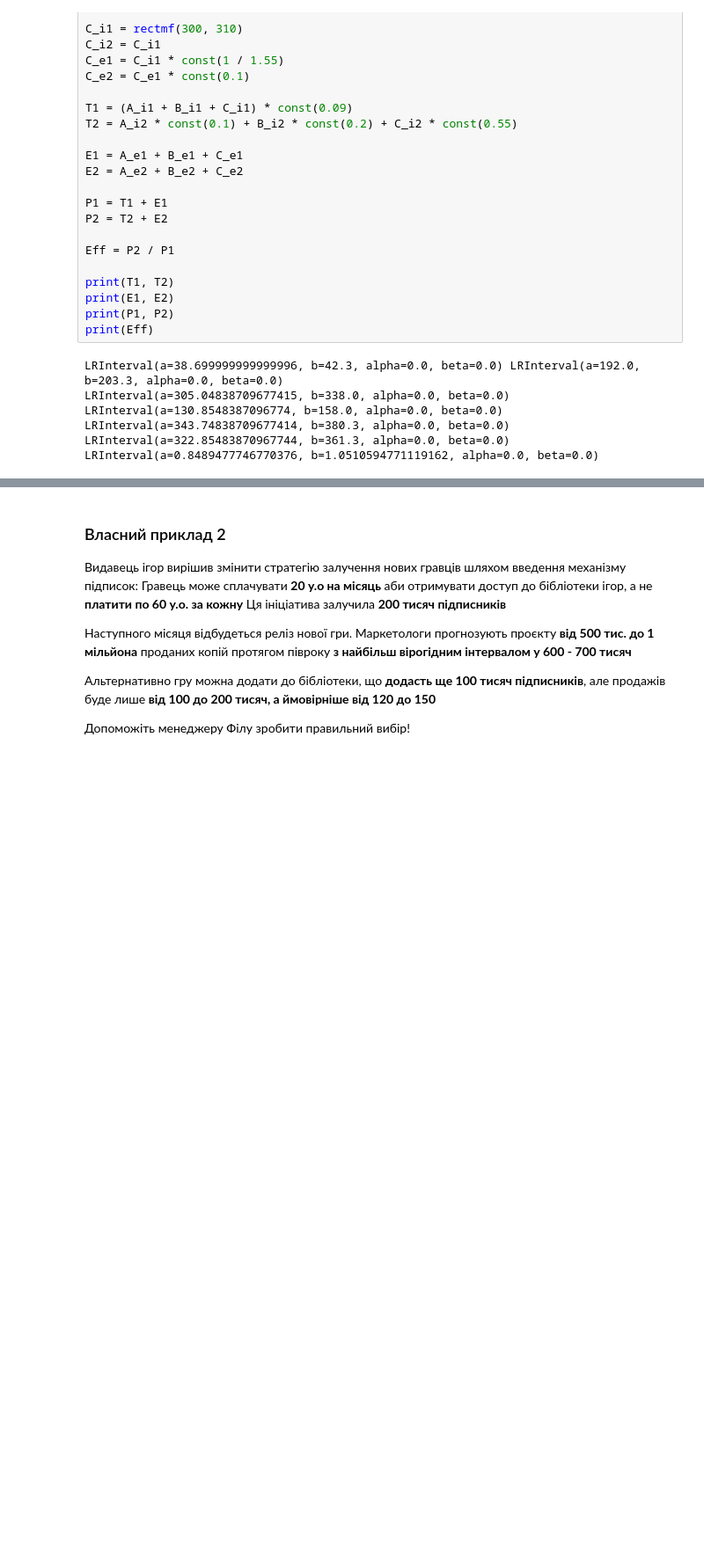
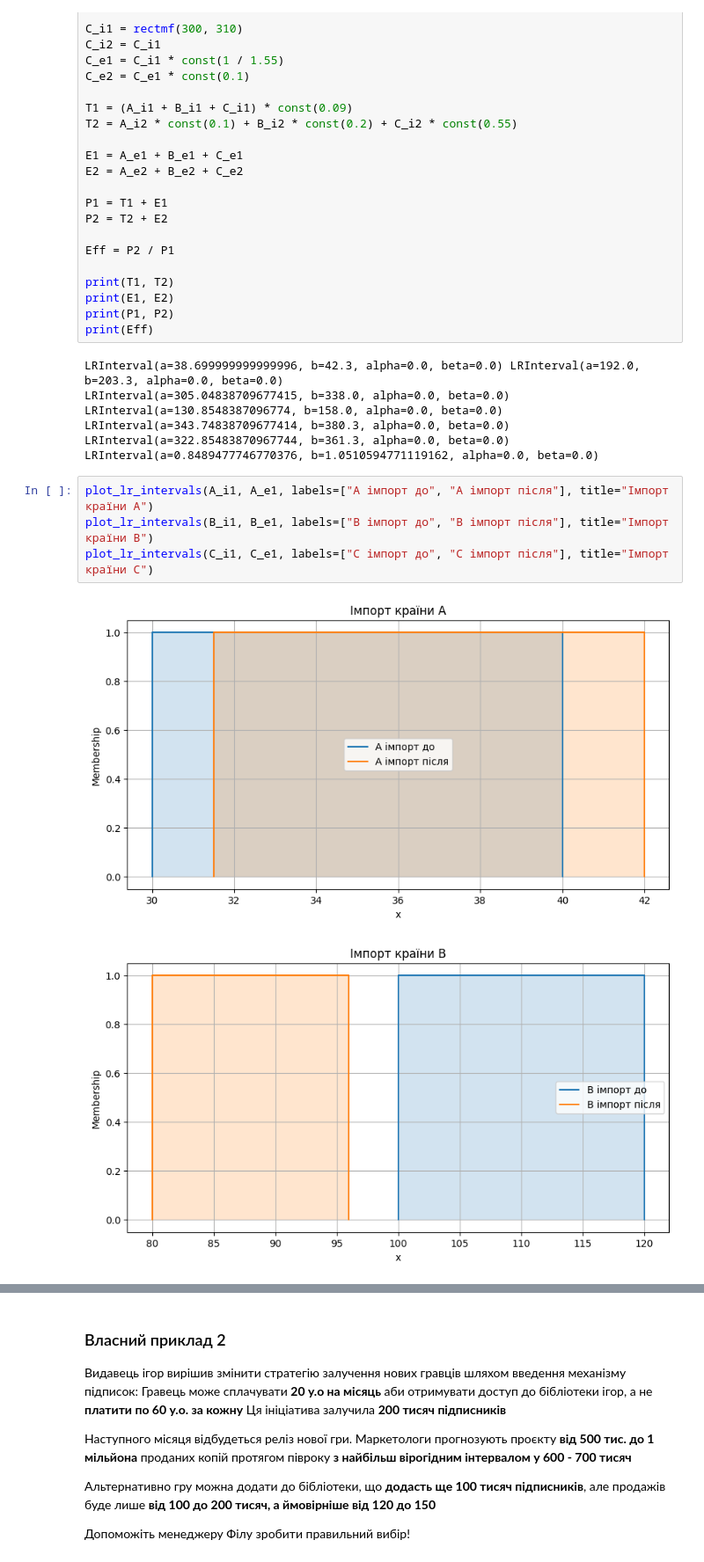
Before and after one commit to volodymyrkir/fuzzy_models_and_processing, a Jupyter notebook: lab_3/lab_3.ipynb, the cells around one changed output, grey strips where cells are left out. Shown at 88% size. Cells and saved outputs as stored; diff of their text form; blank space fills up the shorter version.

```diff
--- a/lab_3/lab_3.ipynb
+++ b/lab_3/lab_3.ipynb
@@ -150,3 +189,10 @@ LRInterval(a=38.699999999999996, b=42.3, alpha=0.0, beta=0.0) LRInterval(a=192.0
 LRInterval(a=305.04838709677415, b=338.0, alpha=0.0, beta=0.0) LRInterval(a=130.8548387096774, b=158.0, alpha=0.0, beta=0.0)
 LRInterval(a=343.74838709677414, b=380.3, alpha=0.0, beta=0.0) LRInterval(a=322.85483870967744, b=361.3, alpha=0.0, beta=0.0)
 LRInterval(a=0.8489477746770376, b=1.0510594771119162, alpha=0.0, beta=0.0)
+# %%
+plot_lr_intervals(A_i1, A_e1, labels=["A імпорт до", "A імпорт після"], title="Імпорт країни A")
+plot_lr_intervals(B_i1, B_e1, labels=["B імпорт до", "B імпорт після"], title="Імпорт країни B")
+plot_lr_intervals(C_i1, C_e1, labels=["C імпорт до", "C імпорт після"], title="Імпорт країни C")
+# %% [output]
+[figure, added]
+[figure, added]
```
Also changed, not shown: parts of 14 cells of this notebook.
